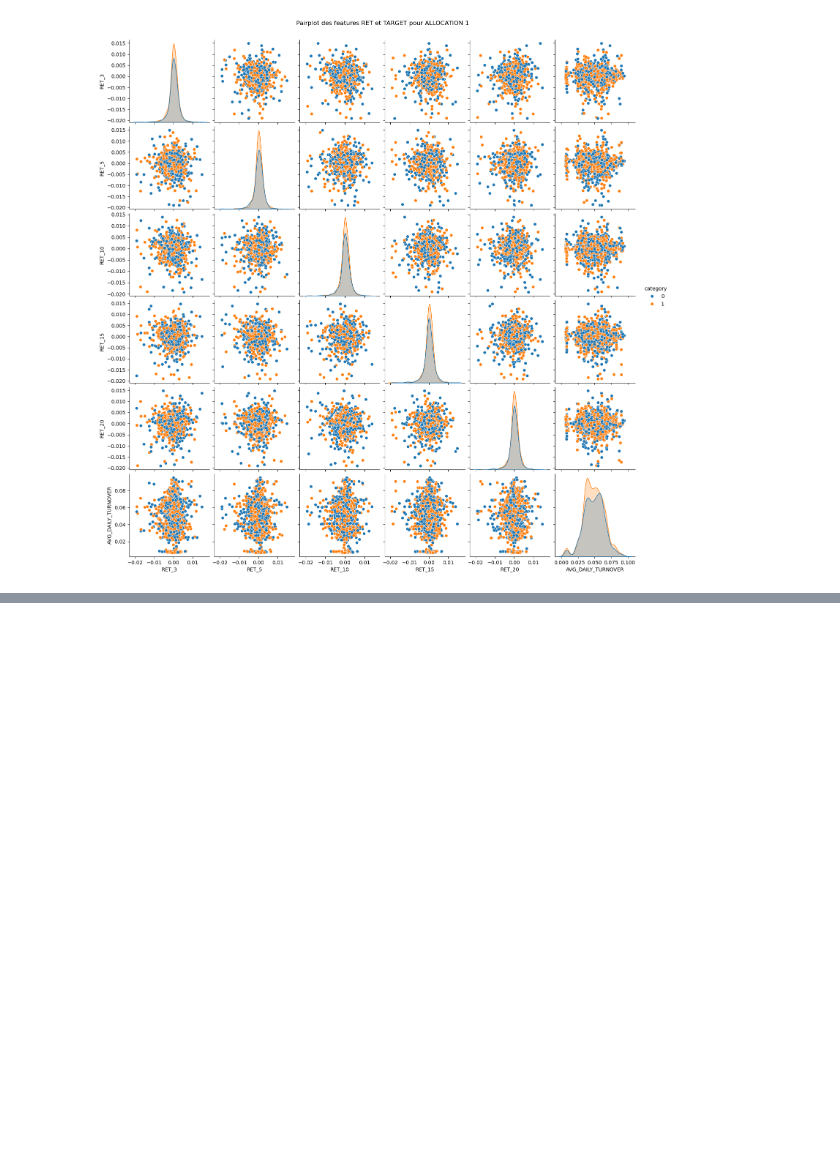
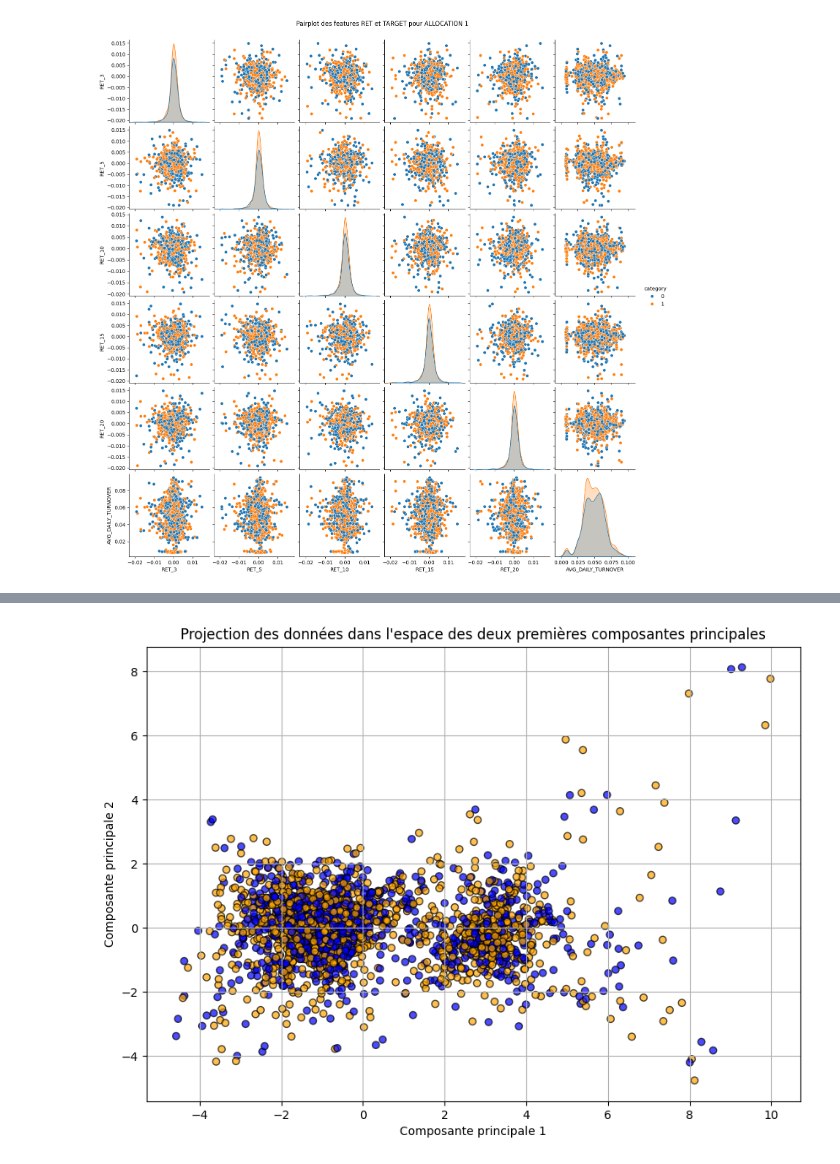
Before and after one commit to albertoconador/QRT_kaggle_10_25, a Jupyter notebook: explore.ipynb, the cells around one changed output, grey strips where cells are left out. Drawn from its saved outputs; the diff is of its cells as text; code cells hidden in the pictures; blank space fills up the shorter version.

```diff
--- a/explore.ipynb
+++ b/explore.ipynb
@@ -150,0 +277,32 @@ KeyboardInterrupt:
+# %%
+pca_data = data_explore.copy()
+steps = [2, 5, 10, 15, 20]
+start = 0
+for i in range(len(steps)):
+    end = steps[i]
+    pca_data[ f'AVERAGE_PERF_{end}'] = pca_data[RET_features[start: end]].mean(1)
+    pca_data[ f'AVERAGE_VOL{end}'] = pca_data[SIGNED_VOLUME_features[start: end]].mean(1)
+    start = end
+
+# pca_features = [f'AVERAGE_PERF_{i}' for i in steps] + [f'AVERAGE_VOL{i}' for i in steps] + ['AVG_DAILY_TURNOVER', 'FAR']
+
+pca_features = RET_features + SIGNED_VOLUME_features + ['AVG_DAILY_TURNOVER', 'FAR']
+# %%
+pca_features = [f'AVERAGE_PERF_{i}' for i in steps] + [f'AVERAGE_VOL{i}' for i in steps] + ['AVG_DAILY_TURNOVER', 'FAR']
+# %%
+reduce = pca_data[pca_data['ALLOCATION'] == 'ALLOCATION_17'][pca_features]
+# %%
+
+n_components = len(pca_features)
+#n_components = 5
+
+pca = PCA(n_components=n_components)
+
+principal_components = pca.fit_transform(reduce)
+
+principal_df = pd.DataFrame(data=principal_components, columns=[f'PC{i+1}' for i in range(n_components)])
+print("\nComposantes principales :")
+print(principal_df.head())
+
+print("\nVariance expliquée par chaque composante principale :")
+print(pca.explained_variance_ratio_)
@@ -150,0 +329,10 @@ KeyboardInterrupt:
+# %%
+plt.figure(figsize=(10, 7))
+plt.scatter(principal_df['PC1'], principal_df['PC2'], alpha=0.7, edgecolors='k', c=allocation_1['category'].map(color_map))
+plt.title('Projection des données dans l\'espace des deux premières composantes principales')
+plt.xlabel('Composante principale 1')
+plt.ylabel('Composante principale 2')
+plt.grid(True)
+plt.show()
+# %% [output]
+[figure, added]
```
Also changed, not shown: parts of 25 cells of this notebook, 5 other files.
